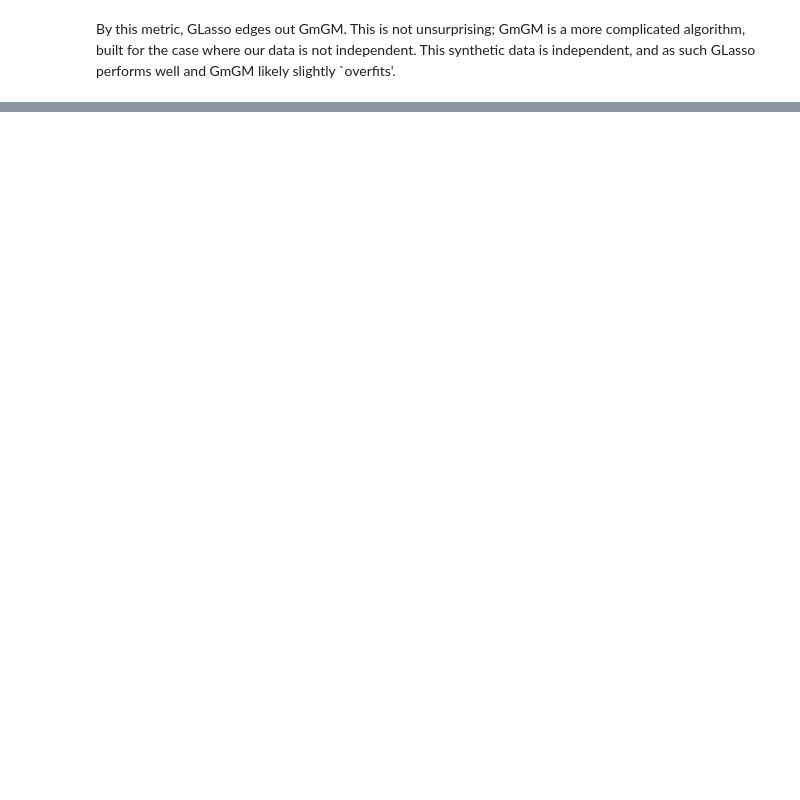
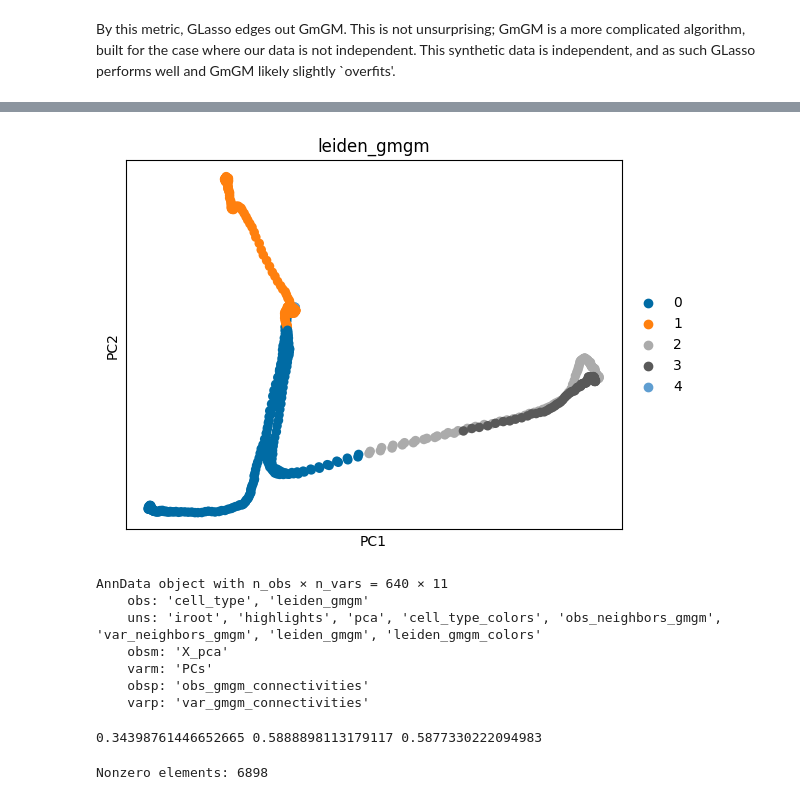
Before and after one commit to BaileyAndrew/ellis-summerschool, a Jupyter notebook: notebooks/graphical-models.ipynb, the cells around one changed output, grey strips where cells are left out. Cells and saved outputs as stored; diff of their text form; code cells hidden in the pictures; blank space fills up the shorter version.

```diff
--- a/notebooks/graphical-models.ipynb
+++ b/notebooks/graphical-models.ipynb
@@ -182,0 +223,8 @@ By this metric, GLasso edges out GmGM.  This is not unsurprising; GmGM is a more
+# %%
+krum_data = GmGM.GmGM(
+    krum_data,
+    to_keep=0.05,
+    min_edges={"obs": 5, "var": 3} # to ensure the graphs have no singletons
+)
+print(krum_data.obsp['obs_gmgm_connectivities'])
+krum_data
@@ -182,0 +256,28 @@ By this metric, GLasso edges out GmGM.  This is not unsurprising; GmGM is a more
+# %%
+if 'leiden_gmgm_colors' in krum_data.uns:
+    del krum_data.uns['leiden_gmgm_colors']
+sc.tl.leiden(krum_data, obsp='obs_gmgm_connectivities', key_added='leiden_gmgm', resolution=0.01)
+sc.pl.pca(krum_data, color='leiden_gmgm')
+krum_data
+# %% [output]
+[figure, added]
+AnnData object with n_obs × n_vars = 640 × 11
+    obs: 'cell_type', 'leiden_gmgm'
+    uns: 'iroot', 'highlights', 'pca', 'cell_type_colors', 'obs_neighbors_gmgm', 'var_neighbors_gmgm', 'leiden_gmgm', 'leiden_gmgm_colors'
+    obsm: 'X_pca'
+    varm: 'PCs'
+    obsp: 'obs_gmgm_connectivities'
+    varp: 'var_gmgm_connectivities'
+# %%
+print(
+    metrics.adjusted_rand_score(krum_data.obs['cell_type'], krum_data.obs['leiden_gmgm']),
+    metrics.homogeneity_score(krum_data.obs['cell_type'], krum_data.obs['leiden_gmgm']),
+    metrics.completeness_score(krum_data.obs['cell_type'], krum_data.obs['leiden_gmgm']),
+)
+# %% [output]
+0.34398761446652665 0.5888898113179117 0.5877330222094983
+# %%
+nonzero = (krum_data.obsp['obs_gmgm_connectivities'] != 0).sum()
+print(f"Nonzero elements: {nonzero}")
+# %% [output]
+Nonzero elements: 6898
```
Also changed, not shown: parts of 27 cells of this notebook, 2 other files.
